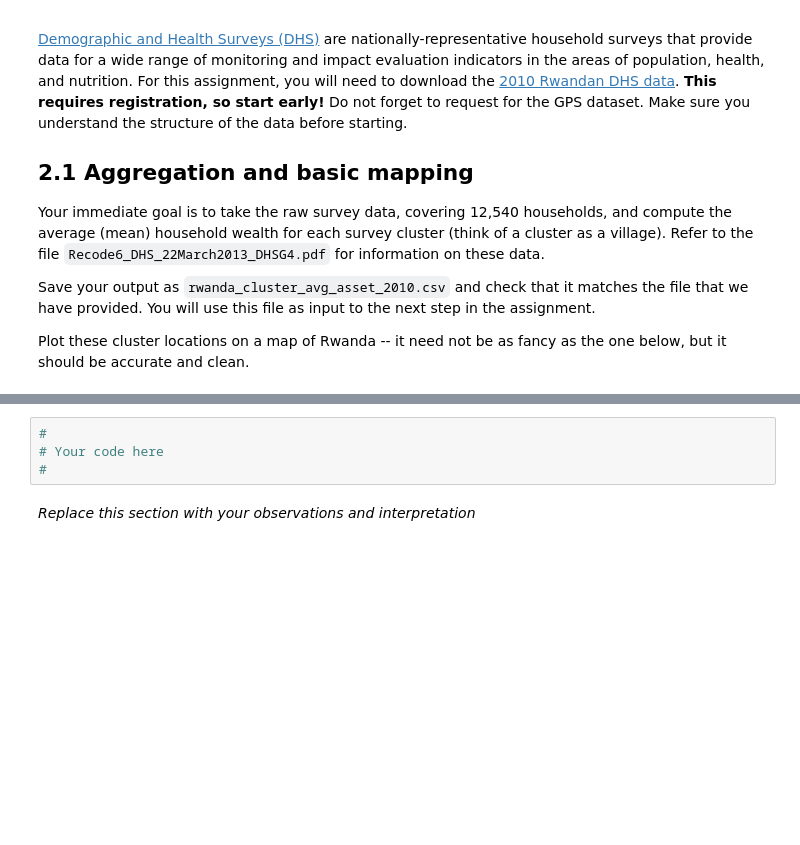
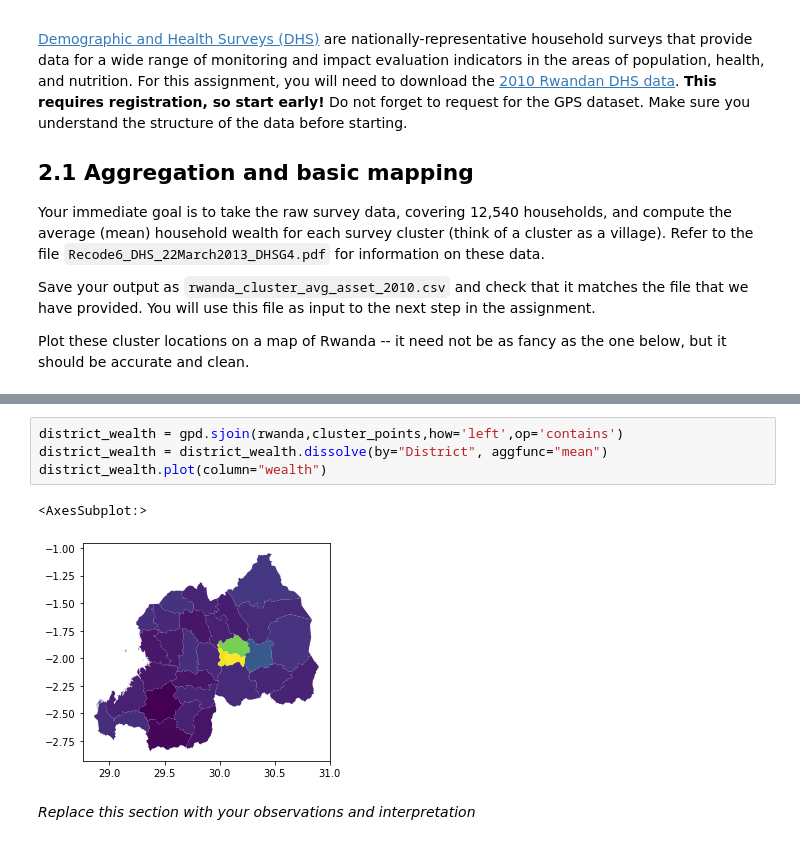
Before and after one commit to joelferg/bdd, a Jupyter notebook: PS1/BDD2021-PS1.ipynb, the cells around one changed output, grey strips where cells are left out. Saved outputs shown, nothing was run; the diff lists cells and outputs as text; blank space fills up the shorter version.

```diff
--- a/PS1/BDD2021-PS1.ipynb
+++ b/PS1/BDD2021-PS1.ipynb
@@ -93,10 +166,13 @@ Hints:
 - `Household Recode` contains all the attributes of each household. It provides datasets with different formats. Feel free to explore the data. You can use `RWHR61FL.DAT` file in Flat ASCII data (.dat) format.
 - `RWHR61FL.DCF` describes the attributes and the location of each attribute.
 - Geographic Datasets: `rwge61fl.zip` contains the location of each cluster in Rwanda. It is in the format of shapefile, which needs QGIS or other GIS softwares to open. For those who are not familiar with GIS tools or who want a shortcut, you can also use the file `rwanda_clusters_location.csv` provided with the problem set.
-# %%
-#
-# Your code here
-#
+# %%
+district_wealth = gpd.sjoin(rwanda,cluster_points,how='left',op='contains')
+district_wealth = district_wealth.dissolve(by="District", aggfunc="mean")
+district_wealth.plot(column="wealth")
+# %% [output]
+<AxesSubplot:>
+[figure, added]
 # %% [markdown]
 
 *Replace this section with your observations and interpretation*
```
Also changed, not shown: parts of 20 cells of this notebook, 3 other files.
